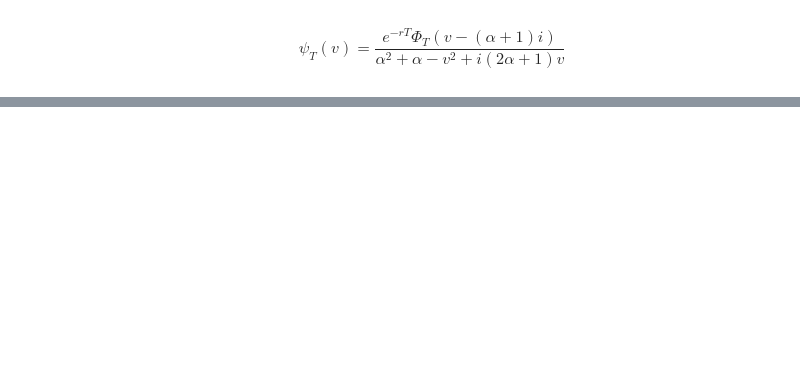
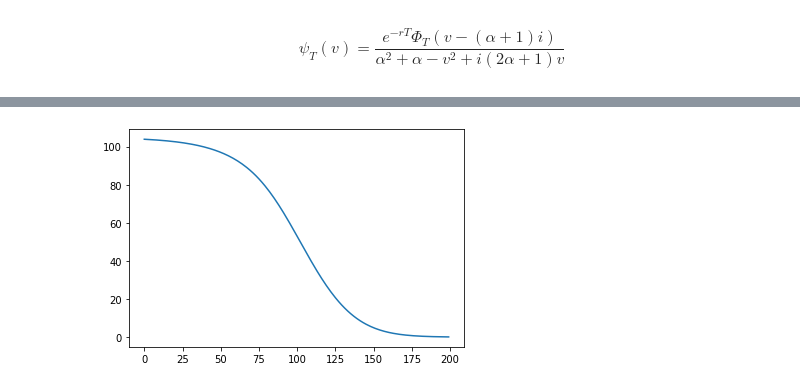
Before and after one commit to songqsh/Is20f, a Jupyter notebook: chenyu/Variance_Gamma_FFT.ipynb, the cells around one changed output, grey strips where cells are left out. Drawn from its saved outputs; the diff is of its cells as text; code cells hidden in the pictures; blank space fills up the shorter version.

```diff
--- a/chenyu/Variance_Gamma_FFT.ipynb
+++ b/chenyu/Variance_Gamma_FFT.ipynb
@@ -19,4 +74,13 @@ $$
+# %%
+def SimpsonW(N,eta):
+    delt = np.zeros(N, dtype=np.float)
+    delt[0] = 1
+    j = np.arange(1, N + 1, 1)
+    SimpsonW = eta*(3 + (-1) ** j - delt) / 3
+    return SimpsonW
 # %%
-o1 = np.exp(-r*T)*charfun(S0, T, r, v, theta, sigma, w - (alpha+1)*1j)
-o2 = alpha**2+alpha-w**2+1j*(2*alpha+1.)*w
-psi = o1/o2
+def psi(w, T, alpha, r):
+    o1 = np.exp(-r*T)
+    o1 = o1*charfun(w - (alpha+1)*1j)
+    o2 = alpha**2+alpha-w**2+1j*(2*alpha+1.)*w
+    return o1/o2
@@ -31,0 +87,22 @@ return np.exp(-alpha*k)/np.pi*integral
+# %%
+def VG_NumpyFFT(S0, K, T):
+    k = np.log(K)
+    x0 = np.log(S0)
+    N =2**10
+    alpha=1.5
+
+    eta=0.15
+    lambda_ = 2 * np.pi / (N *eta)
+    beta=x0-lambda_*N/2
+    km=np.asarray([beta+i*lambda_ for i in range(N)])
+    W=SimpsonW(N,eta)
+    v=np.asarray([i*eta for i in range(N)])
+    Psi=np.asarray([psi(vj, T, alpha, 0)  for vj in v])
+    FFTFunc=Psi*np.exp(-1j*beta*v)*W
+
+
+    y=np.fft.fft(FFTFunc).real
+
+
+    cT=np.exp(-alpha*km)*y/np.pi
+    return cT
@@ -31,0 +127,6 @@ return np.exp(-alpha*k)/np.pi*integral
+# %%
+import matplotlib.pyplot as plt
+plt.plot(VG_NumpyFFT(100, 110, 1)[400:600])
+plt.show()
+# %% [output]
+[figure, added]
```
Also changed, not shown: parts of 14 cells of this notebook.
